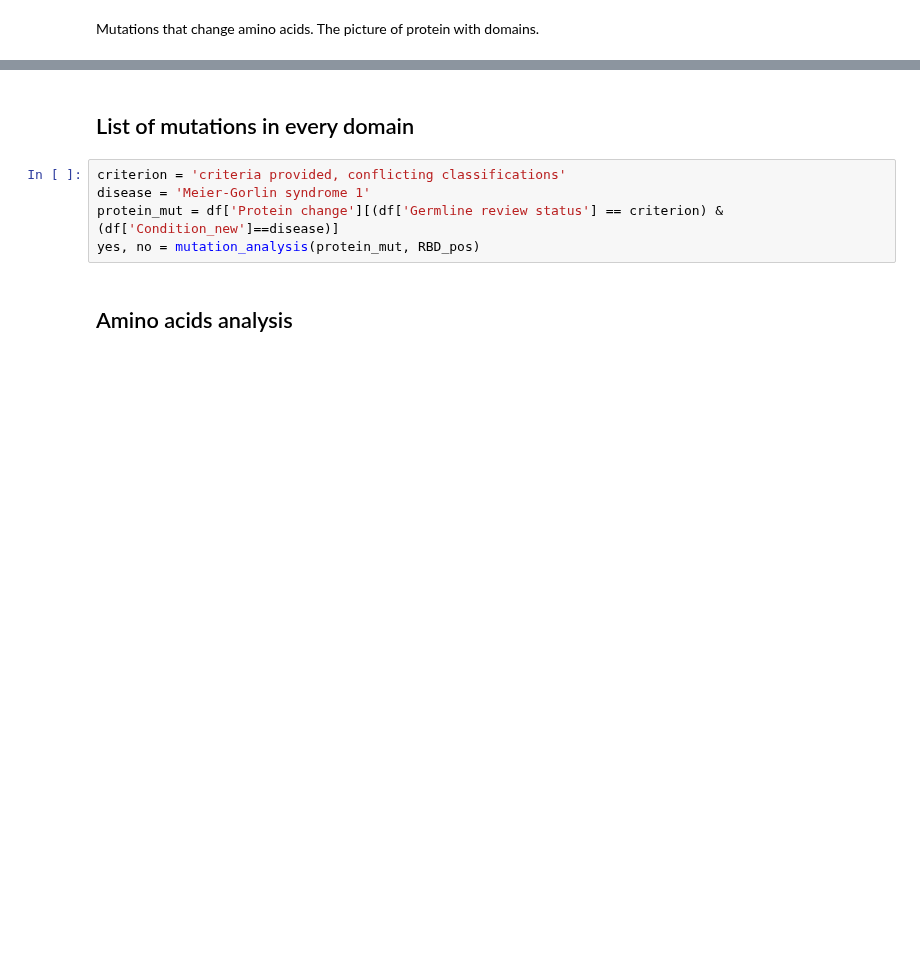
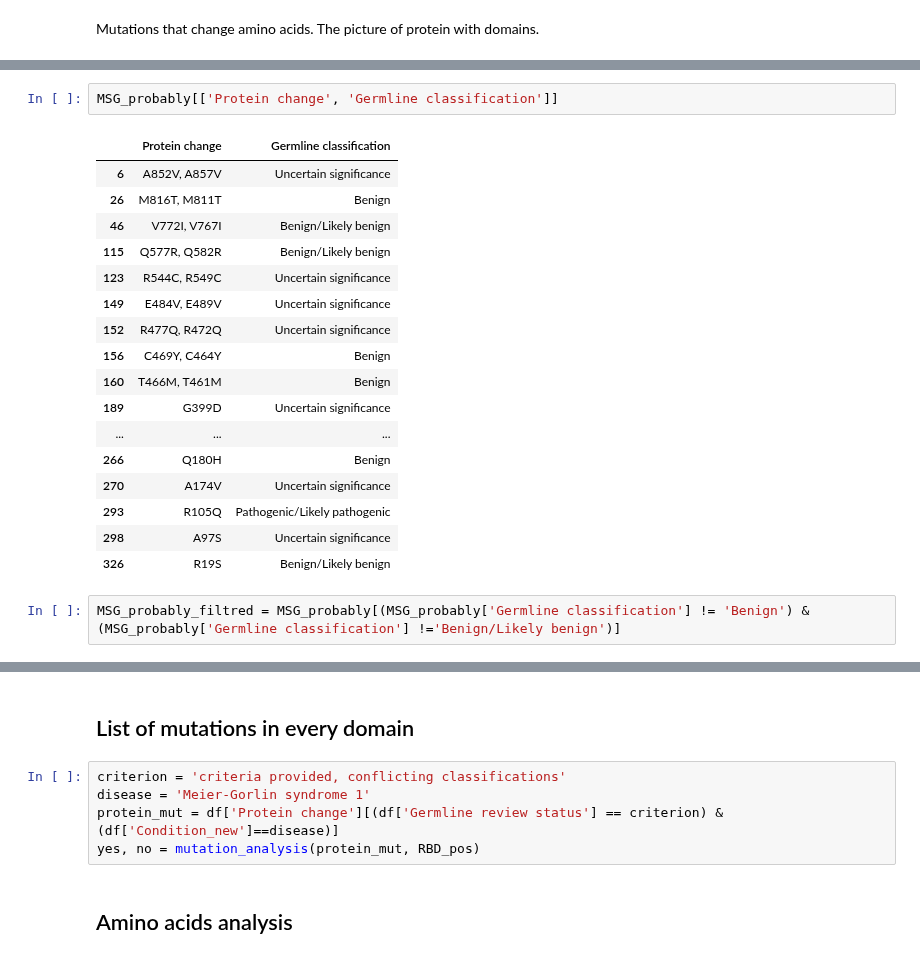
Before and after one commit to Lopatushka/ORC1, a Jupyter notebook: clinvar_analysis_short_df.ipynb, the cells around one changed output, grey strips where cells are left out. Drawn from its saved outputs; the diff is of its cells as text; blank space fills up the shorter version.

```diff
--- a/clinvar_analysis_short_df.ipynb
+++ b/clinvar_analysis_short_df.ipynb
@@ -570,0 +599,22 @@ MSG_probably.shape
+# %%
+MSG_probably[['Protein change', 'Germline classification']]
+# %% [output]
+|  | Protein change | Germline classification |
+| 6 | A852V, A857V | Uncertain significance |
+| 26 | M816T, M811T | Benign |
+| 46 | V772I, V767I | Benign/Likely benign |
+| 115 | Q577R, Q582R | Benign/Likely benign |
+| 123 | R544C, R549C | Uncertain significance |
+| 149 | E484V, E489V | Uncertain significance |
+| 152 | R477Q, R472Q | Uncertain significance |
+| 156 | C469Y, C464Y | Benign |
+| 160 | T466M, T461M | Benign |
+| 189 | G399D | Uncertain significance |
+| ... | ... | ... |
+| 266 | Q180H | Benign |
+| 270 | A174V | Uncertain significance |
+| 293 | R105Q | Pathogenic/Likely pathogenic |
+| 298 | A97S | Uncertain significance |
+| 326 | R19S | Benign/Likely benign |
+# %%
+MSG_probably_filtred = MSG_probably[(MSG_probably['Germline classification'] != 'Benign') & (MSG_probably['Germline classification'] !='Benign/Likely benign')]
```
Also changed, not shown: parts of 9 cells of this notebook.
